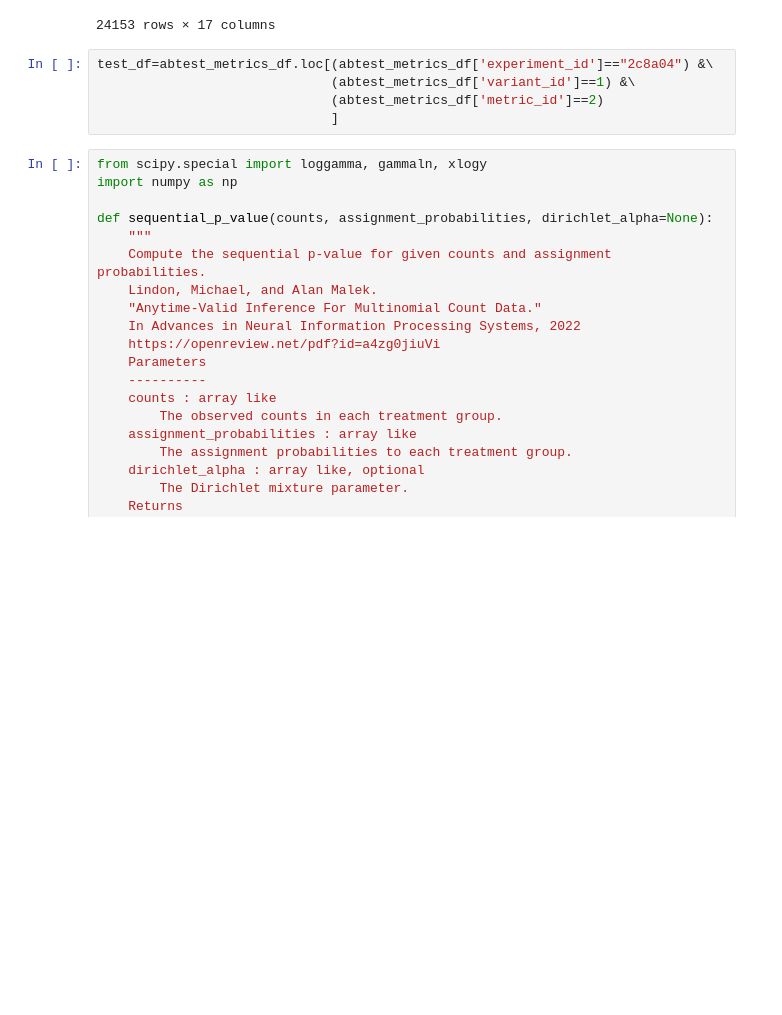
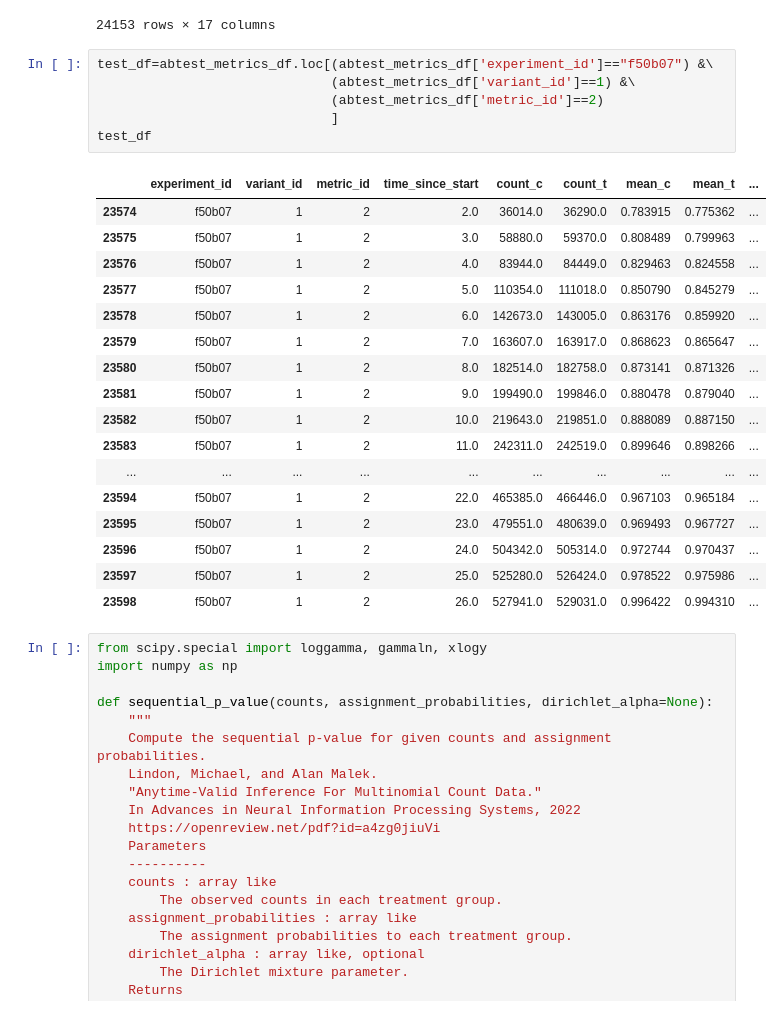
Before and after one commit to madanmohan-venkatesan/notebooks, a Jupyter notebook: oce-dataset.ipynb, the cells around one changed output. Saved outputs shown, nothing was run; the diff lists cells and outputs as text; blank space fills up the shorter version.

```diff
--- a/oce-dataset.ipynb
+++ b/oce-dataset.ipynb
@@ -439,10 +441,29 @@ abtest_metrics_df
 | 24152 | fdaf62 | 1 | 4 | 32.0 | 2478580.0 | 2475916.0 | 38.962364 | 39.554518 | ... |
 24153 rows × 17 columns
 # %%
-test_df=abtest_metrics_df.loc[(abtest_metrics_df['experiment_id']=="2c8a04") &\
+test_df=abtest_metrics_df.loc[(abtest_metrics_df['experiment_id']=="f50b07") &\
                               (abtest_metrics_df['variant_id']==1) &\
                               (abtest_metrics_df['metric_id']==2)
                               ]
+test_df
+# %% [output]
+|  | experiment_id | variant_id | metric_id | time_since_start | count_c | count_t | mean_c | mean_t | ... |
+| 23574 | f50b07 | 1 | 2 | 2.0 | 36014.0 | 36290.0 | 0.783915 | 0.775362 | ... |
+| 23575 | f50b07 | 1 | 2 | 3.0 | 58880.0 | 59370.0 | 0.808489 | 0.799963 | ... |
+| 23576 | f50b07 | 1 | 2 | 4.0 | 83944.0 | 84449.0 | 0.829463 | 0.824558 | ... |
+| 23577 | f50b07 | 1 | 2 | 5.0 | 110354.0 | 111018.0 | 0.850790 | 0.845279 | ... |
+| 23578 | f50b07 | 1 | 2 | 6.0 | 142673.0 | 143005.0 | 0.863176 | 0.859920 | ... |
+| 23579 | f50b07 | 1 | 2 | 7.0 | 163607.0 | 163917.0 | 0.868623 | 0.865647 | ... |
+| 23580 | f50b07 | 1 | 2 | 8.0 | 182514.0 | 182758.0 | 0.873141 | 0.871326 | ... |
+| 23581 | f50b07 | 1 | 2 | 9.0 | 199490.0 | 199846.0 | 0.880478 | 0.879040 | ... |
+| 23582 | f50b07 | 1 | 2 | 10.0 | 219643.0 | 219851.0 | 0.888089 | 0.887150 | ... |
+| 23583 | f50b07 | 1 | 2 | 11.0 | 242311.0 | 242519.0 | 0.899646 | 0.898266 | ... |
+| ... | ... | ... | ... | ... | ... | ... | ... | ... | ... |
+| 23594 | f50b07 | 1 | 2 | 22.0 | 465385.0 | 466446.0 | 0.967103 | 0.965184 | ... |
+| 23595 | f50b07 | 1 | 2 | 23.0 | 479551.0 | 480639.0 | 0.969493 | 0.967727 | ... |
+| 23596 | f50b07 | 1 | 2 | 24.0 | 504342.0 | 505314.0 | 0.972744 | 0.970437 | ... |
+| 23597 | f50b07 | 1 | 2 | 25.0 | 525280.0 | 526424.0 | 0.978522 | 0.975986 | ... |
+| 23598 | f50b07 | 1 | 2 | 26.0 | 527941.0 | 529031.0 | 0.996422 | 0.994310 | ... |
 # %%
 from scipy.special import loggamma, gammaln, xlogy
 import numpy as np
```
Also changed, not shown: parts of 6 cells of this notebook.
